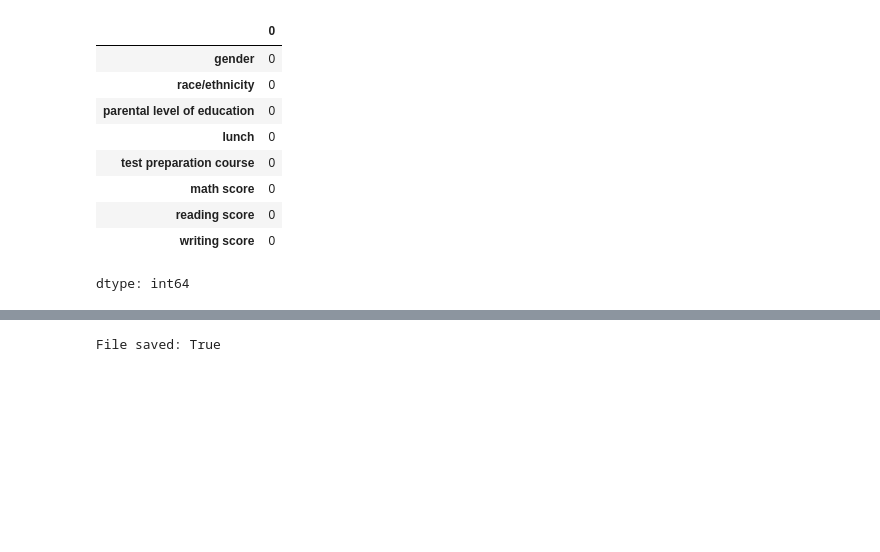
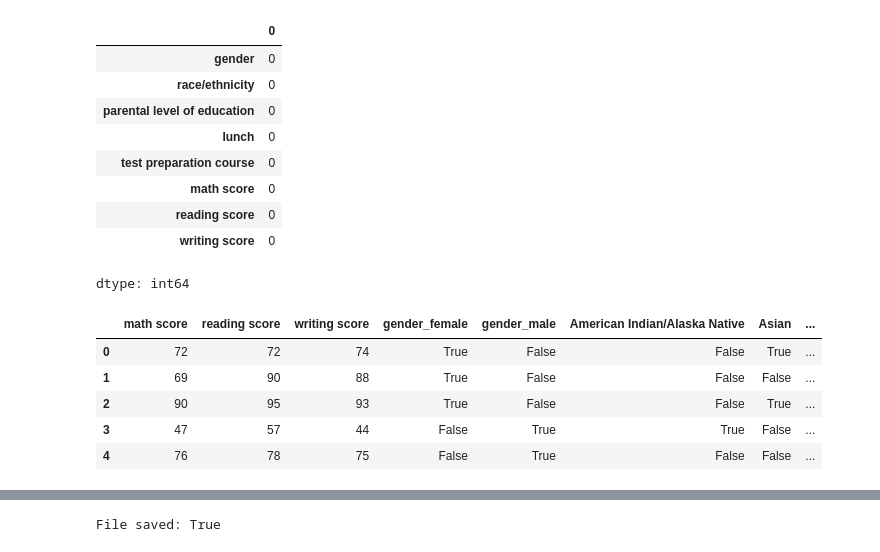
Before and after one commit to sophiagemanuel/Student-Success-Deep-Dive, a Jupyter notebook: Model.ipynb, the cells around one changed output, grey strips where cells are left out. Cells and saved outputs as stored; diff of their text form; code cells hidden in the pictures; blank space fills up the shorter version.

```diff
--- a/Model.ipynb
+++ b/Model.ipynb
@@ -81,5 +43,21 @@ dtype: int64
 # Encode categorical variables
 categorical_columns = ['gender', 'race/ethnicity', 'parental level of education', 'lunch', 'test preparation course']
 df = pd.get_dummies(df, columns=categorical_columns)
+# %%
+# Cleaning data and renaming Ethnicity and Race
+# A American Indian/Alaska Native, B Asian, C Black or African American, D Native Hawaiian or other Pacific Islander, E White
+df = df.rename(columns={'race/ethnicity_group A': 'American Indian/Alaska Native',
+                        'race/ethnicity_group B': 'Asian',
+                        'race/ethnicity_group C': 'Black or African American',
+                        'race/ethnicity_group D': 'Native Hawaiian',
+                        'race/ethnicity_group E': 'White'})
+df.head()
+# %% [output]
+|  | math score | reading score | writing score | gender_female | gender_male | American Indian/Alaska Native | Asian | ... |
+| 0 | 72 | 72 | 74 | True | False | False | True | ... |
+| 1 | 69 | 90 | 88 | True | False | False | False | ... |
+| 2 | 90 | 95 | 93 | True | False | False | True | ... |
+| 3 | 47 | 57 | 44 | False | True | True | False | ... |
+| 4 | 76 | 78 | 75 | False | True | False | False | ... |
 # %%
 # Normalize numerical features
```
Also changed, not shown: parts of 6 cells of this notebook.
